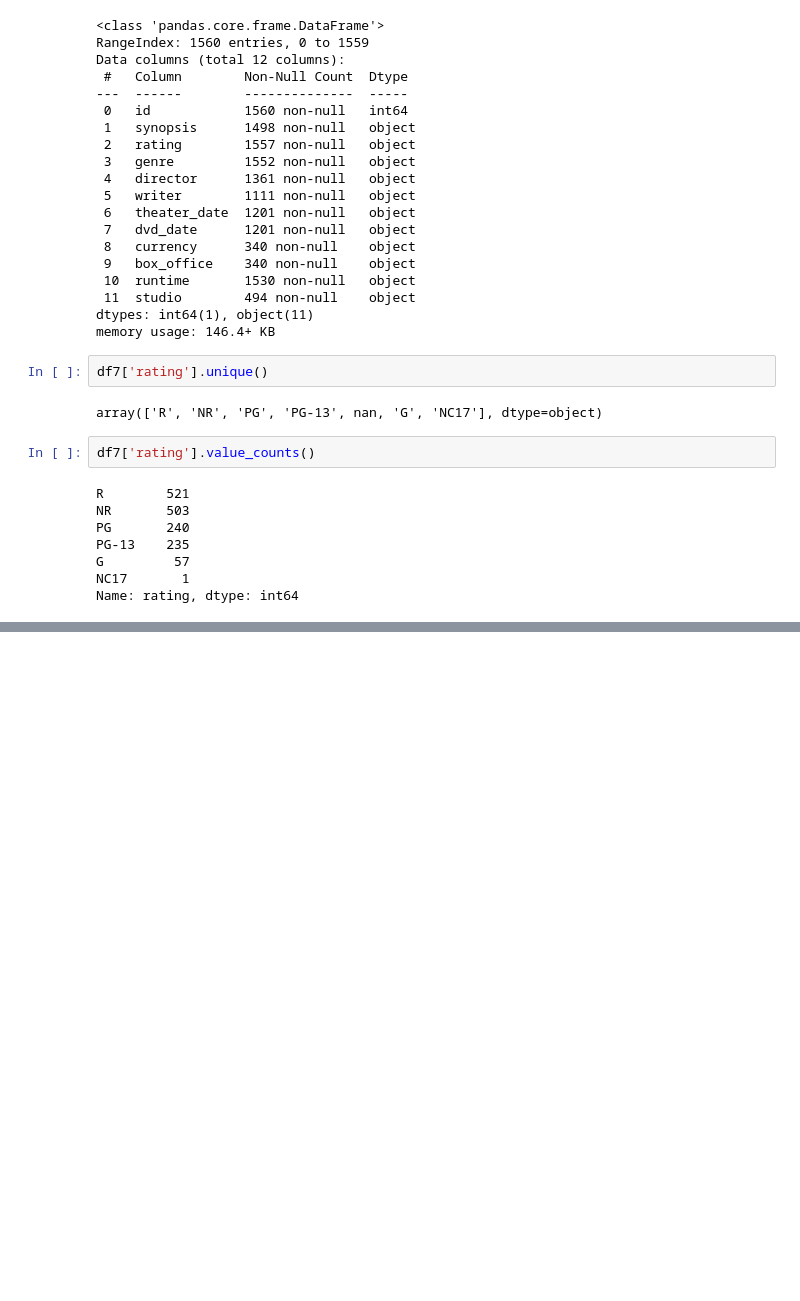
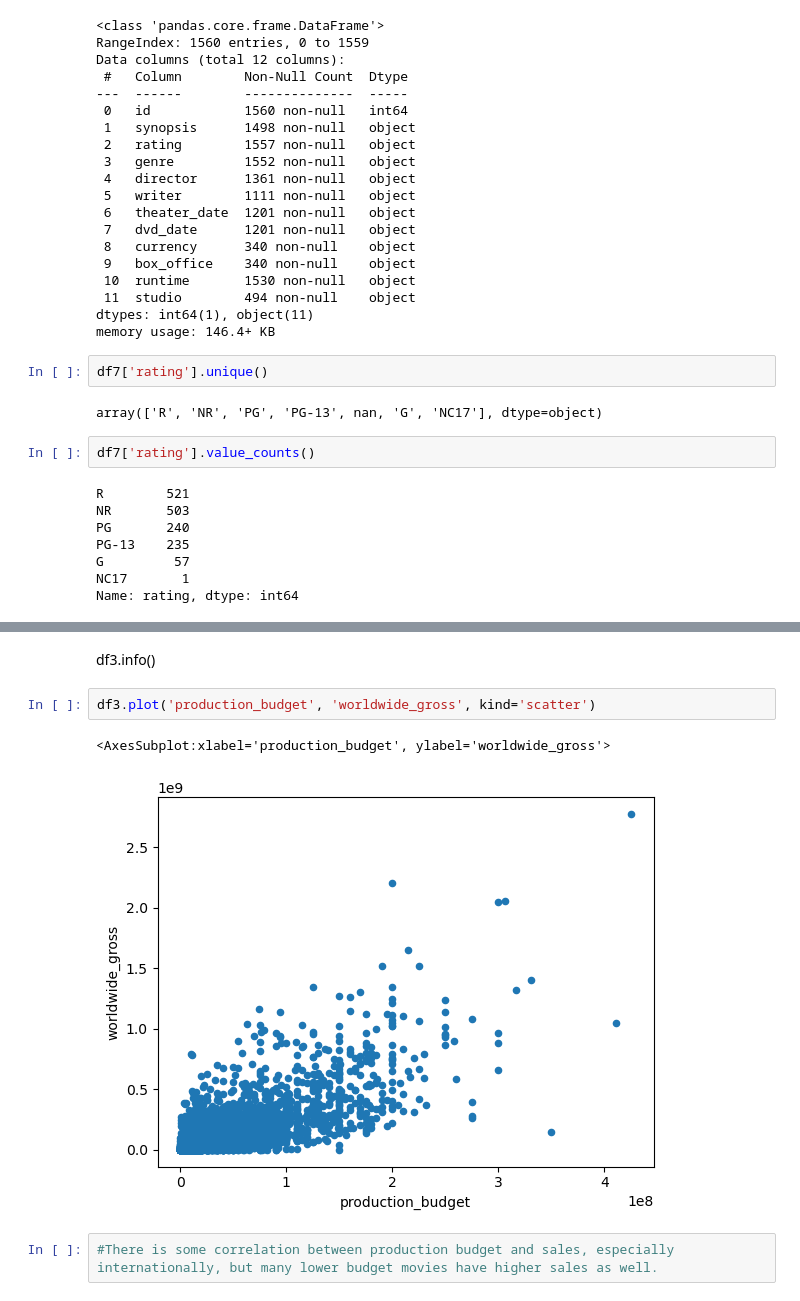
Before and after one commit to jmarksk/MovieBusinessProject, a Jupyter notebook: student.ipynb, the cells around one changed output, grey strips where cells are left out. Saved outputs shown, nothing was run; the diff lists cells and outputs as text; blank space fills up the shorter version.

```diff
--- a/student.ipynb
+++ b/student.ipynb
@@ -444,0 +526,9 @@ Name: rating, dtype: int64
+# %% [markdown]
+df3.info()
+# %%
+df3.plot('production_budget', 'worldwide_gross', kind='scatter')
+# %% [output]
+<AxesSubplot:xlabel='production_budget', ylabel='worldwide_gross'>
+[figure, added]
+# %%
+#There is some correlation between production budget and sales, especially internationally, but many lower budget movies have higher sales as well.
```
Also changed, not shown: parts of 58 cells of this notebook.
